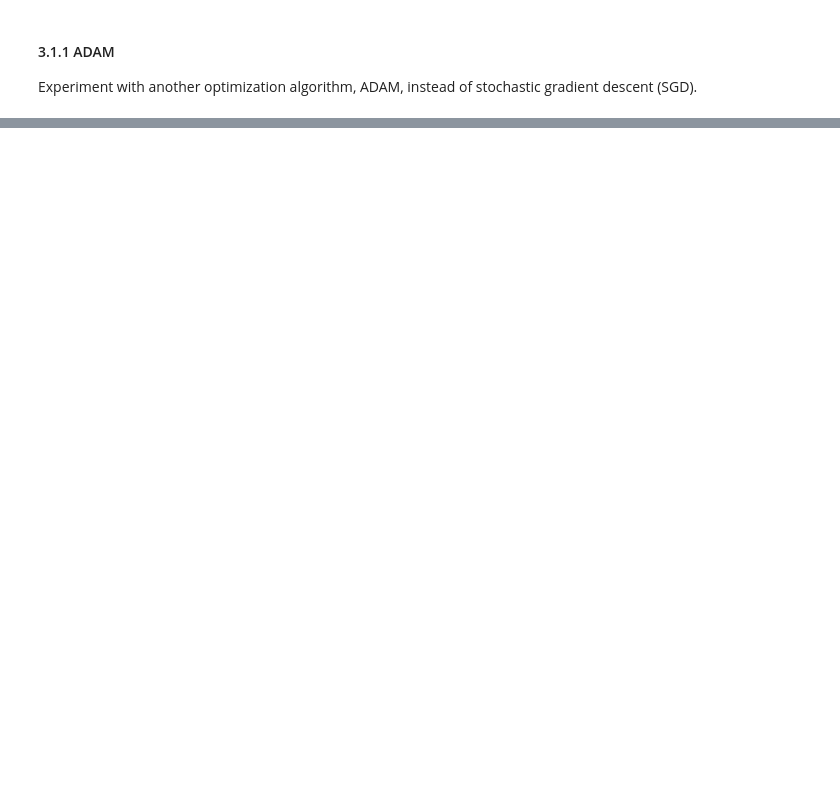
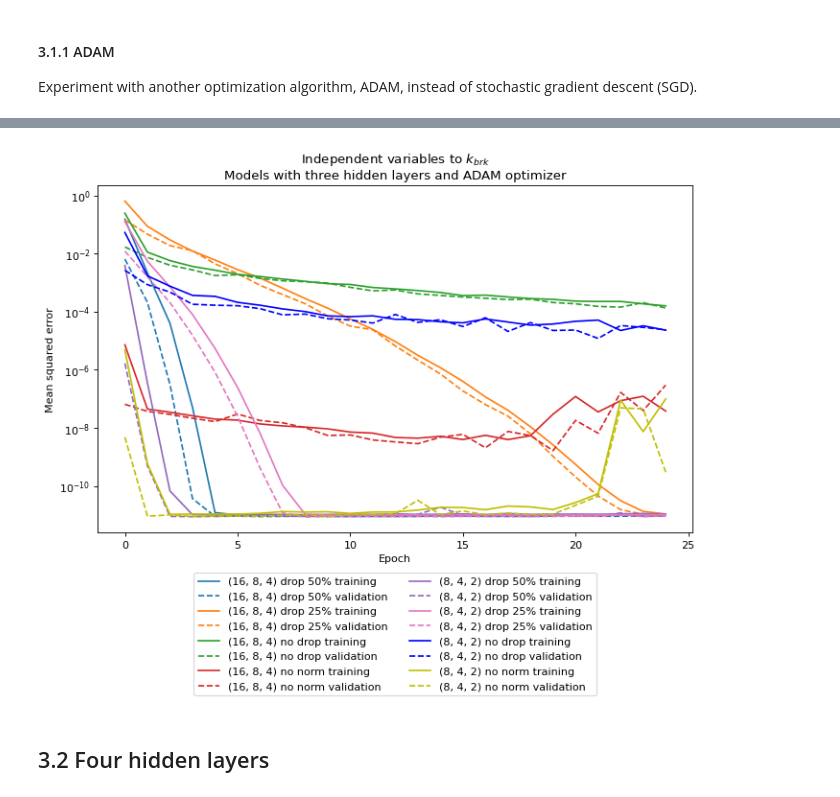
Before and after one commit to vtd9/solar_regression, a Jupyter notebook: hw2.ipynb, the cells around one changed output, grey strips where cells are left out. Cells and saved outputs as stored; diff of their text form; code cells hidden in the pictures; blank space fills up the shorter version.

```diff
--- a/hw2.ipynb
+++ b/hw2.ipynb
@@ -459,6 +467,3 @@ plt.ylim(8e-12, 1.2e-11)
 #### 3.1.1 ADAM
 
 Experiment with another optimization algorithm, ADAM, instead of stochastic gradient descent (SGD).
-# %%
-models3a = mult_models(len(indep_vars), [(16, 8, 4), (8, 4, 2)], 1, 0.01, opt_sgd=False)
-train_mult_models(models3a, train_loader_indep, valid_loader_indep, mse, epochs=25)
@@ -505,4 +469,0 @@ plot_mult_models(models3a,
-# %%
-models4 = mult_models(len(indep_vars), [(24, 16, 8, 4), (12, 8, 4, 2)], 1, 0.01)
-train_mult_models(models4, train_loader_indep, valid_loader_indep, mse,
-                  epochs=25)
@@ -546,8 +469,0 @@ plt.ylim(8e-12, 1.3e-11)
-# %%
-# Create container to store models, optimizers, & results in
-models5 = mult_models(len(indep_vars), [(24, 20, 16, 8, 4), (16, 12, 8, 4, 2)],
-                      1, 0.01)
-
-# Train
-train_mult_models(models5, train_loader_indep, valid_loader_indep, mse,
-                  epochs=25)
@@ -603,0 +470,3 @@ TypeError: ignored
+# %%
+m3a = mult_models(len(indep_vars), [(16, 8, 4), (8, 4, 2)], 1, 0.01, opt_sgd=False)
+train_mult_models(m3a, train_loader_indep, valid_loader_indep, mse, epochs=25)
@@ -603,0 +505,8 @@ TypeError: ignored
+# %%
+plot_mult_models(m3a,
+                 title='Independent variables to $k_{brk}$'
+                 + '\nModels with three hidden layers and ADAM optimizer')
+# %% [output]
+[figure, added]
+# %% [markdown]
+## 3.2 Four hidden layers
```
Also changed, not shown: parts of 82 cells of this notebook.
